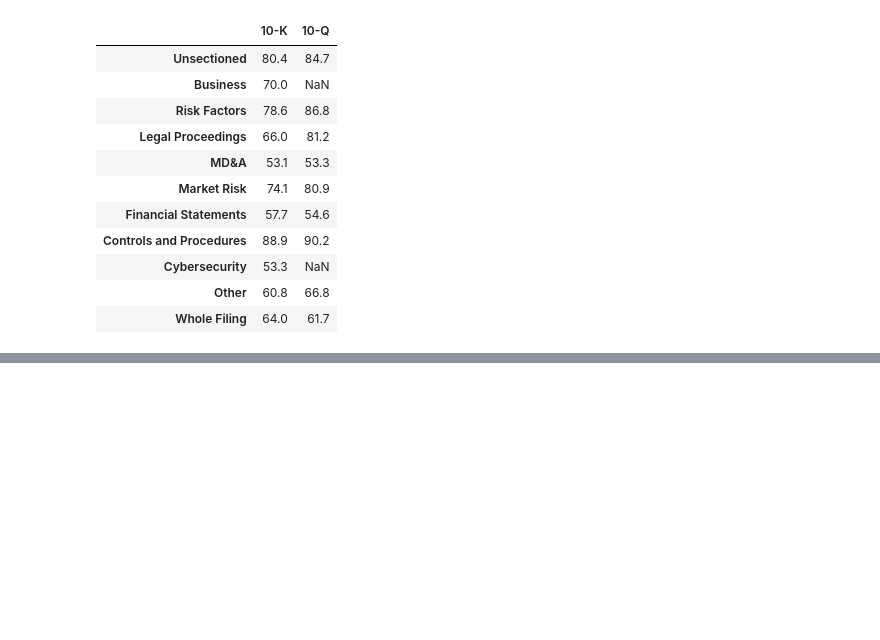
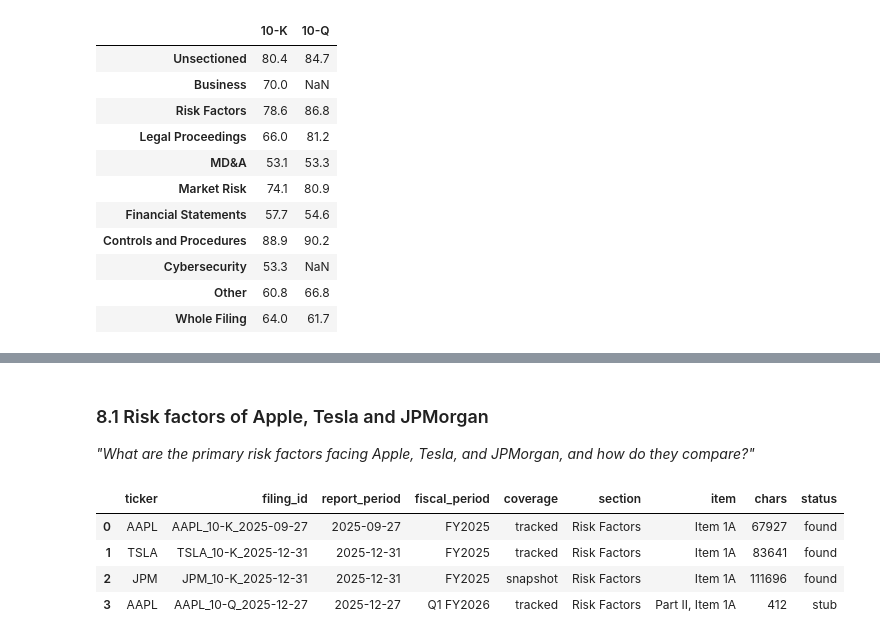
Before and after one commit to dwest1507/eliza-assessment, a Jupyter notebook: backend/notebooks/eda.ipynb, the cells around one changed output, grey strips where cells are left out. Saved outputs shown, nothing was run; the diff lists cells and outputs as text; code cells hidden in the pictures; blank space fills up the shorter version.

```diff
--- a/backend/notebooks/eda.ipynb
+++ b/backend/notebooks/eda.ipynb
@@ -1909,0 +1998,14 @@ by_section
+# %% [markdown]
+### 8.1 Risk factors of Apple, Tesla and JPMorgan
+
+_"What are the primary risk factors facing Apple, Tesla, and JPMorgan, and how do they
+compare?"_
+# %%
+q1 = trace(latest_annual_and_updates(["AAPL", "TSLA", "JPM"], ["Risk Factors"]))
+q1
+# %% [output]
+|  | ticker | filing_id | report_period | fiscal_period | coverage | section | item | chars | status |
+| 0 | AAPL | AAPL_10-K_2025-09-27 | 2025-09-27 | FY2025 | tracked | Risk Factors | Item 1A | 67927 | found |
+| 1 | TSLA | TSLA_10-K_2025-12-31 | 2025-12-31 | FY2025 | tracked | Risk Factors | Item 1A | 83641 | found |
+| 2 | JPM | JPM_10-K_2025-12-31 | 2025-12-31 | FY2025 | snapshot | Risk Factors | Item 1A | 111696 | found |
+| 3 | AAPL | AAPL_10-Q_2025-12-27 | 2025-12-27 | Q1 FY2026 | tracked | Risk Factors | Part II, Item 1A | 412 | stub |
```
Also changed, not shown: parts of 22 cells of this notebook, 4 other files.
